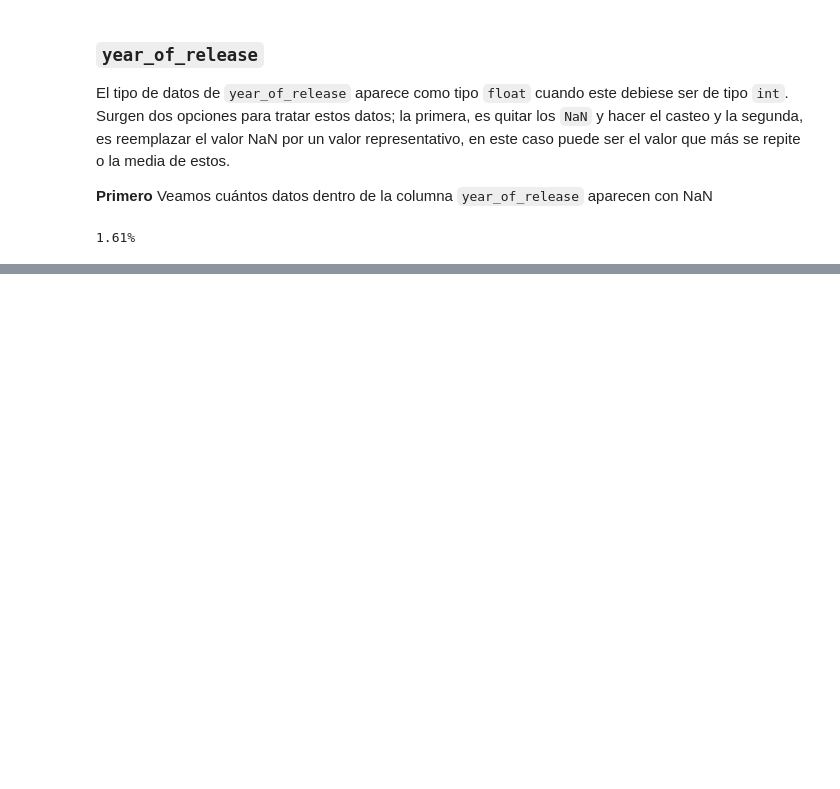
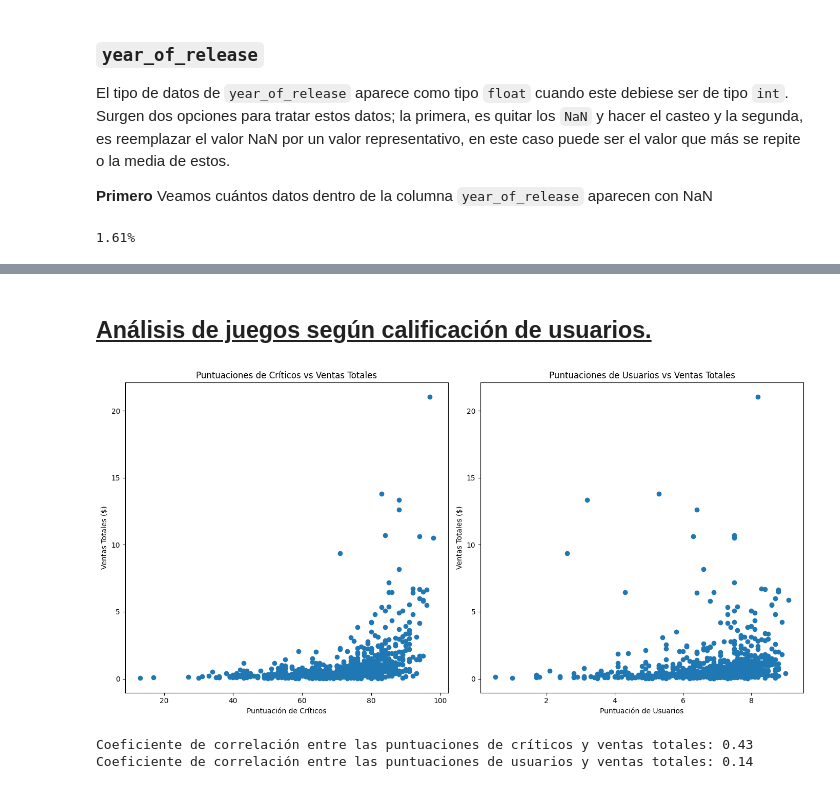
Before and after one commit to aldomelladop/s5_proyecto_integrado, a Jupyter notebook: notebooks/jupnote-s5.ipynb, the cells around one changed output, grey strips where cells are left out. Cells and saved outputs as stored; diff of their text form; code cells hidden in the pictures; blank space fills up the shorter version.

```diff
--- a/notebooks/jupnote-s5.ipynb
+++ b/notebooks/jupnote-s5.ipynb
@@ -191,0 +342,46 @@ print(f"{ratio * 100:.2f}%")
+# %% [markdown]
+## <u>Análisis de juegos según calificación de usuarios.</u>
+
+<!-- Mira cómo las reseñas de usuarios y profesionales afectan las ventas de una plataforma popular (tu elección). Crea un gráfico de dispersión y calcula la correlación entre las reseñas y las ventas. Saca conclusiones. -->
+# %%
+ps3_games = df_games[df_games['platform'] == 'PS3']
+
+# Asegurarse de que las puntuaciones están en formato numérico y no contienen 'tbd'
+ps3_games = ps3_games.replace('tbd', np.nan).dropna(
+    subset=['user_score', 'critic_score'])
+ps3_games['user_score'] = ps3_games['user_score'].astype('float')
+ps3_games['critic_score'] = ps3_games['critic_score'].astype('float')
+
+# Configurar los subplots
+fig, ax = plt.subplots(1, 2, figsize=(14, 7))
+plt.grid()
+
+# Gráfico de dispersión para las puntuaciones de críticos y ventas totales
+ax[0].scatter(ps3_games['critic_score'], ps3_games['total_sales'])
+ax[0].set_title('Puntuaciones de Críticos vs Ventas Totales')
+ax[0].set_xlabel('Puntuación de Críticos')
+ax[0].set_ylabel('Ventas Totales ($)')
+
+# Gráfico de dispersión para las puntuaciones de usuarios y ventas totales
+ax[1].scatter(ps3_games['user_score'], ps3_games['total_sales'])
+ax[1].set_title('Puntuaciones de Usuarios vs Ventas Totales')
+ax[1].set_xlabel('Puntuación de Usuarios')
+ax[1].set_ylabel('Ventas Totales ($)')
+
+# Mostrar el layout ajustado
+plt.grid()
+plt.tight_layout()
+plt.show()
+
+# Calcular el coeficiente de correlación de Pearson
+critic_corr = ps3_games['critic_score'].corr(ps3_games['total_sales'])
+user_corr = ps3_games['user_score'].corr(ps3_games['total_sales'])
+
+print(f"Coeficiente de correlación entre las puntuaciones de críticos y ventas totales: {
+      critic_corr:.2f}")
+print(f"Coeficiente de correlación entre las puntuaciones de usuarios y ventas totales: {
+      user_corr:.2f}")
+# %% [output]
+[figure, added]
+Coeficiente de correlación entre las puntuaciones de críticos y ventas totales: 0.43
+Coeficiente de correlación entre las puntuaciones de usuarios y ventas totales: 0.14
```
Also changed, not shown: parts of 18 cells of this notebook, 1 other file.
